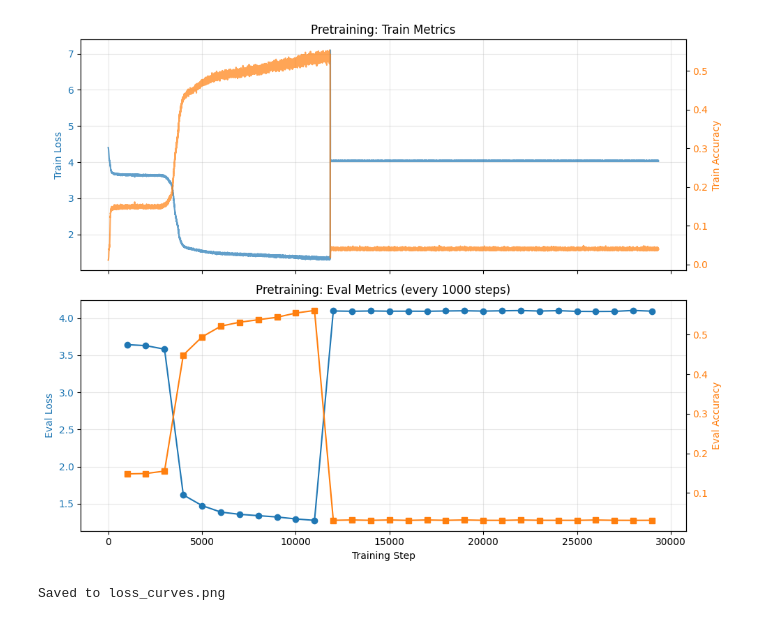
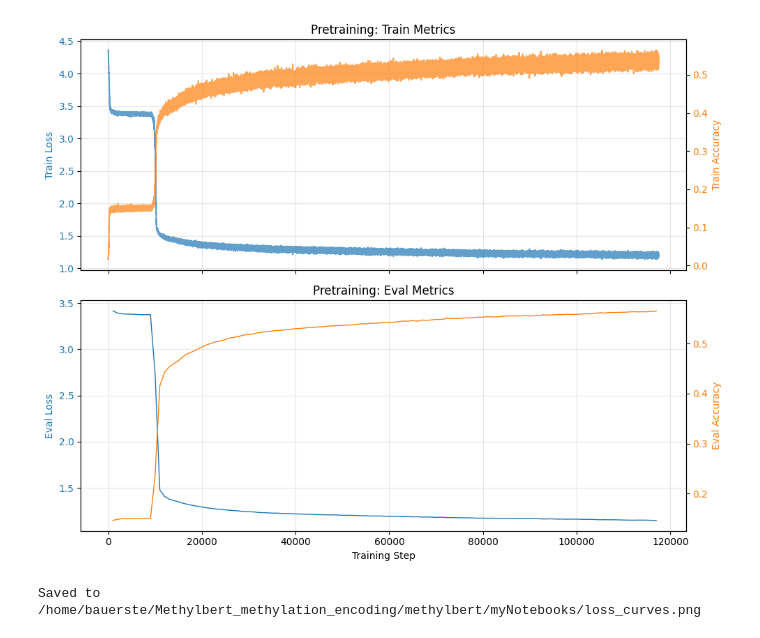
Before and after one commit to sbauer0/methylbert, a Jupyter notebook: myNotebooks/plot_loss.ipynb, the cells around one changed output. Saved outputs shown, nothing was run; the diff lists cells and outputs as text; code cells hidden in the pictures.

Commit message:
pretraining done

```diff
--- a/myNotebooks/plot_loss.ipynb
+++ b/myNotebooks/plot_loss.ipynb
@@ -2,46 +2,55 @@
 import pandas as pd
 import matplotlib.pyplot as plt
 
-# Load CSVs
-train = pd.read_csv("/home/bauerste/Methylbert_methylation_encoding/methylbert/myNotebooks/train.csv", sep="\t")
-eval_ = pd.read_csv("/home/bauerste/Methylbert_methylation_encoding/methylbert/myNotebooks/eval.csv", sep="\t")
+train_path = "/home/bauerste/Methylbert_methylation_encoding/pretrained_model_2gpu/train.csv"
+eval_path = "/home/bauerste/Methylbert_methylation_encoding/pretrained_model_2gpu/eval.csv"
+out_path = "/home/bauerste/Methylbert_methylation_encoding/methylbert/myNotebooks/loss_curves.png"
 
-# Two stacked subplots, sharing x-axis
+# Read once. on_bad_lines="skip" helps if the writer is currently appending a partial row.
+train = pd.read_csv(train_path, sep="\t", on_bad_lines="skip")
+eval_ = pd.read_csv(eval_path, sep="\t", on_bad_lines="skip")
+
+# Drop rows with missing values caused by partial writes
+train = train.dropna(subset=["step", "loss", "acc"])
+eval_ = eval_.dropna(subset=["step", "test_loss", "test_acc"])
+
 fig, axes = plt.subplots(2, 1, figsize=(10, 8), sharex=True)
 
-# --- Train (top) ---
+# --- Train ---
 ax = axes[0]
-ax.plot(train["step"], train["loss"], color="tab:blue", label="Train Loss", alpha=0.7)
+ax.plot(train["step"], train["loss"], color="tab:blue", label="Train Loss", linewidth=1)
 ax.set_ylabel("Train Loss", color="tab:blue")
 ax.tick_params(axis="y", labelcolor="tab:blue")
 
 ax2 = ax.twinx()
-ax2.plot(train["step"], train["acc"], color="tab:orange", label="Train Accuracy", alpha=0.7)
+ax2.plot(train["step"], train["acc"], color="tab:orange", label="Train Accuracy", linewidth=1)
 ax2.set_ylabel("Train Accuracy", color="tab:orange")
 ax2.tick_params(axis="y", labelcolor="tab:orange")
 
 ax.set_title("Pretraining: Train Metrics")
 ax.grid(alpha=0.3)
 
-# --- Eval (bottom) ---
+# --- Eval ---
 ax = axes[1]
-ax.plot(eval_["step"], eval_["test_loss"], "o-", color="tab:blue", label="Eval Loss")
+ax.plot(eval_["step"], eval_["test_loss"], color="tab:blue", label="Eval Loss", linewidth=1)
 ax.set_ylabel("Eval Loss", color="tab:blue")
 ax.tick_params(axis="y", labelcolor="tab:blue")
 
 ax2 = ax.twinx()
-ax2.plot(eval_["step"], eval_["test_acc"], "s-", color="tab:orange", label="Eval Accuracy")
+ax2.plot(eval_["step"], eval_["test_acc"], color="tab:orange", label="Eval Accuracy", linewidth=1)
 ax2.set_ylabel("Eval Accuracy", color="tab:orange")
 ax2.tick_params(axis="y", labelcolor="tab:orange")
 
 ax.set_xlabel("Training Step")
-ax.set_title("Pretraining: Eval Metrics (every 1000 steps)")
+ax.set_title("Pretraining: Eval Metrics")
 ax.grid(alpha=0.3)
 
 plt.tight_layout()
-plt.savefig("/home/bauerste/Methylbert_methylation_encoding/methylbert/myNotebooks/loss_curves.png", dpi=150)
+plt.savefig(out_path, dpi=150, bbox_inches="tight")
 plt.show()
-print("Saved to loss_curves.png")
+plt.close(fig)
+
+print(f"Saved to {out_path}")
 # %% [output]
-[figure, old version]
+[figure, new version]
-Saved to loss_curves.png
+Saved to /home/bauerste/Methylbert_methylation_encoding/methylbert/myNotebooks/loss_curves.png
```
Also changed, not shown: 2 other files.
